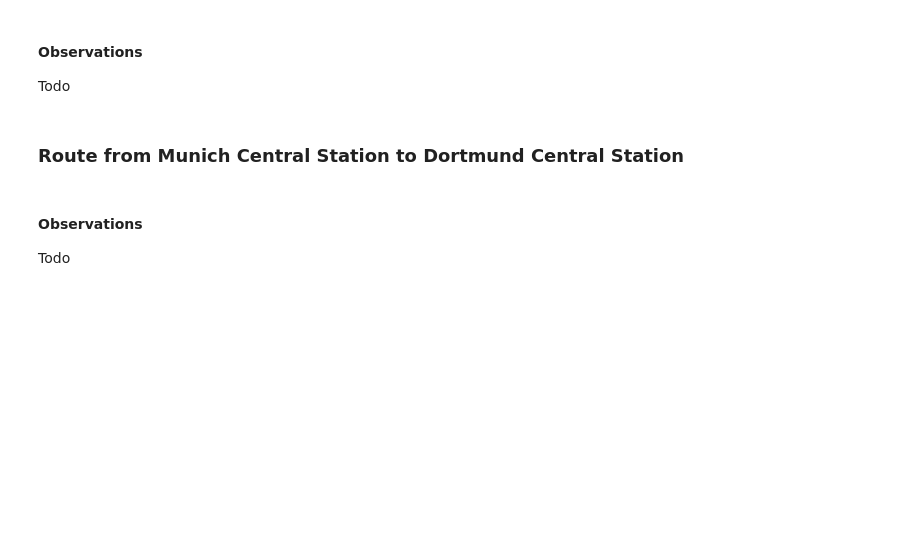
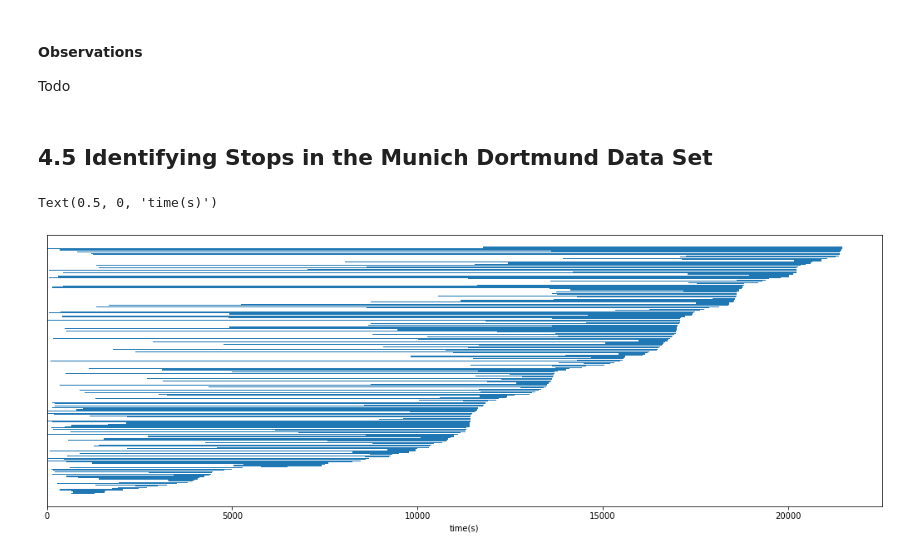
Before and after one commit to simonzachau/wifi-probes-analytics, a Jupyter notebook: analytics.ipynb, the cells around one changed output. Drawn from its saved outputs; the diff is of its cells as text; code cells hidden in the pictures; blank space fills up the shorter version.

```diff
--- a/analytics.ipynb
+++ b/analytics.ipynb
@@ -292,14 +329,18 @@ Todo
 from collections import defaultdict
 
 
-def compute_inter_contact_times(probes):
+def get_inter_contact_ranges(probes):
     min_max_timestamps = defaultdict(tuple)  # mac -> min, max timestamp
     for probe in probes:
         current_min_max = min_max_timestamps[probe['mac']]
         min_timestamp = min([*current_min_max, probe['timestamp']])
         max_timestamp = max([*current_min_max, probe['timestamp']])
         min_max_timestamps[probe['mac']] = min_timestamp, max_timestamp
-    return sorted(max_timestamp - min_timestamp for min_timestamp, max_timestamp in min_max_timestamps.values())
+    return np.array(list(min_max_timestamps.values()))
+
+
+def compute_inter_contact_times(inter_contact_ranges):
+    return inter_contact_ranges[:, 1] - inter_contact_ranges[:, 0]
 
 
 def compute_cdf(values):
@@ -422,5 +495,3 @@ plot_line_chart((xs, ys, make_legend(u6_roundtrip)),
 # %% [markdown]
 #### Observations
 Todo
-# %% [markdown]
-### Route from Munich Central Station to Dortmund Central Station
@@ -429,3 +498,19 @@ plot_vendor_distributions(munich_to_dortmund)
-# %% [markdown]
-#### Observations
-Todo
+# %% [markdown]
+## 4.5 Identifying Stops in the Munich Dortmund Data Set
+# %%
+inter_contact_ranges = get_inter_contact_ranges(time_series_data[munich_to_dortmund])
+# only consider contact times of >10 minutes
+filtered = inter_contact_ranges[compute_inter_contact_times(inter_contact_ranges) > 600]
+timestamp_0 = np.amin(filtered)
+# %%
+sorted_by_last_seen = filtered[filtered[:, 1].argsort()]
+inter_contact_times = compute_inter_contact_times(sorted_by_last_seen)
+left_alignment = sorted_by_last_seen[:, 0] - timestamp_0
+
+plt.figure(figsize=(18, 6))
+plt.barh(range(len(sorted_by_last_seen)), inter_contact_times, left=left_alignment)
+plt.yticks([], [])
+plt.xlabel('time(s)')
+# %% [output]
+Text(0.5, 0, 'time(s)')
+[figure, added]
```
Also changed, not shown: parts of 22 cells of this notebook.
